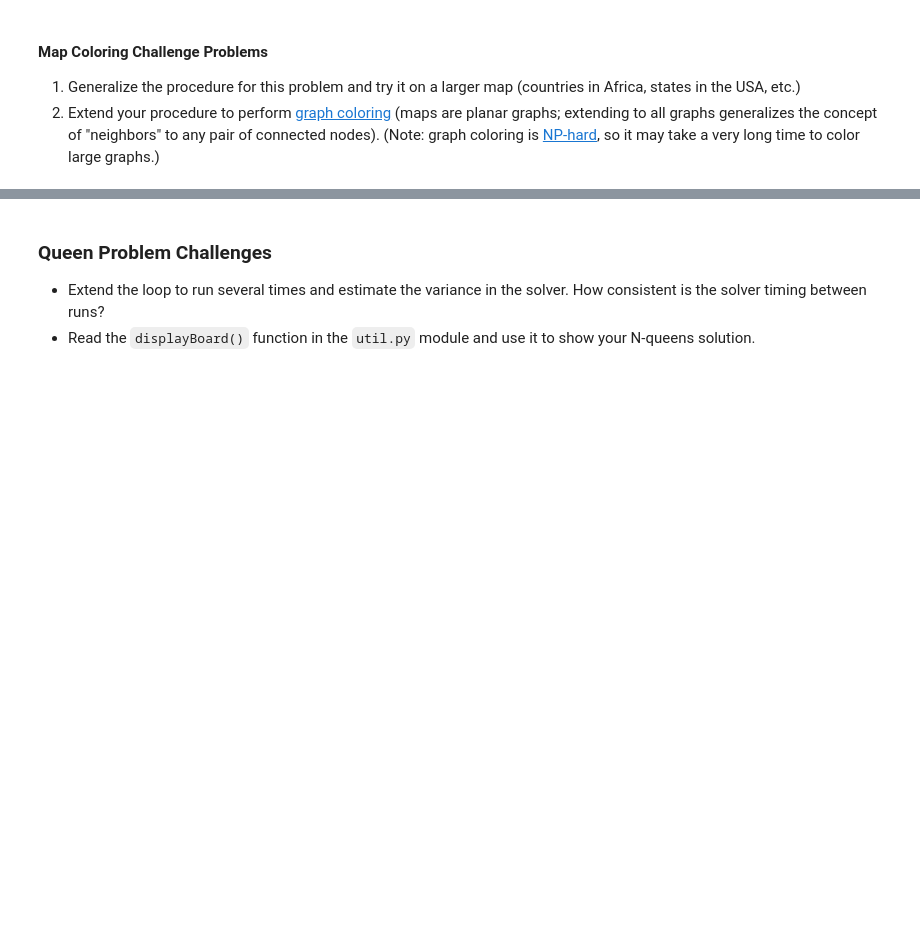
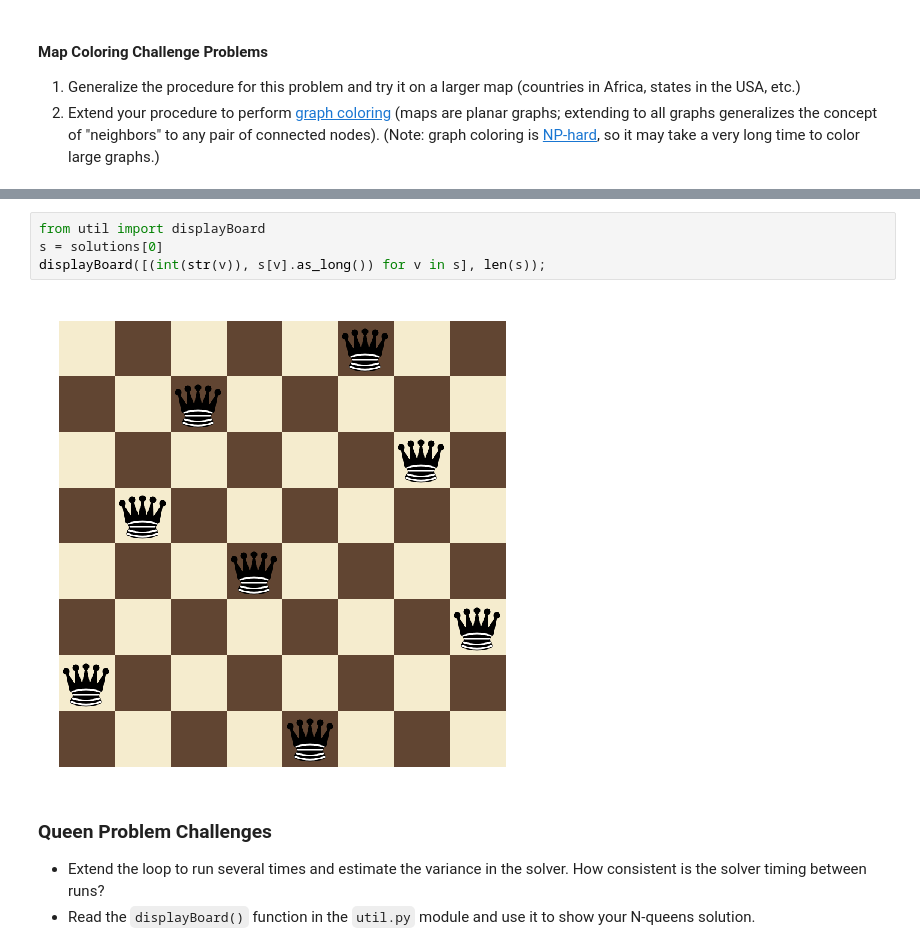
Before and after one commit to alecsphys/Udacity_AI_Nanodegree, a Jupyter notebook: artificial-intelligence/Exercises/1_Constraint Satisfaction/AIND-Constraint_Satisfaction.ipynb, the cells around one changed output, grey strips where cells are left out. Drawn from its saved outputs; the diff is of its cells as text; blank space fills up the shorter version.

```diff
--- a/artificial-intelligence/Exercises/1_Constraint Satisfaction/AIND-Constraint_Satisfaction.ipynb
+++ b/artificial-intelligence/Exercises/1_Constraint Satisfaction/AIND-Constraint_Satisfaction.ipynb
@@ -166,3 +295,9 @@ plt.plot(sizes, runtimes)
+# %%
+from util import displayBoard
+s = solutions[0]
+displayBoard([(int(str(v)), s[v].as_long()) for v in s], len(s));
+# %% [output]
+[figure, added]
 # %% [markdown]
 ### Queen Problem Challenges
 - Extend the loop to run several times and estimate the variance in the solver. How consistent is the solver timing between runs?
```
Also changed, not shown: parts of 19 cells of this notebook.
